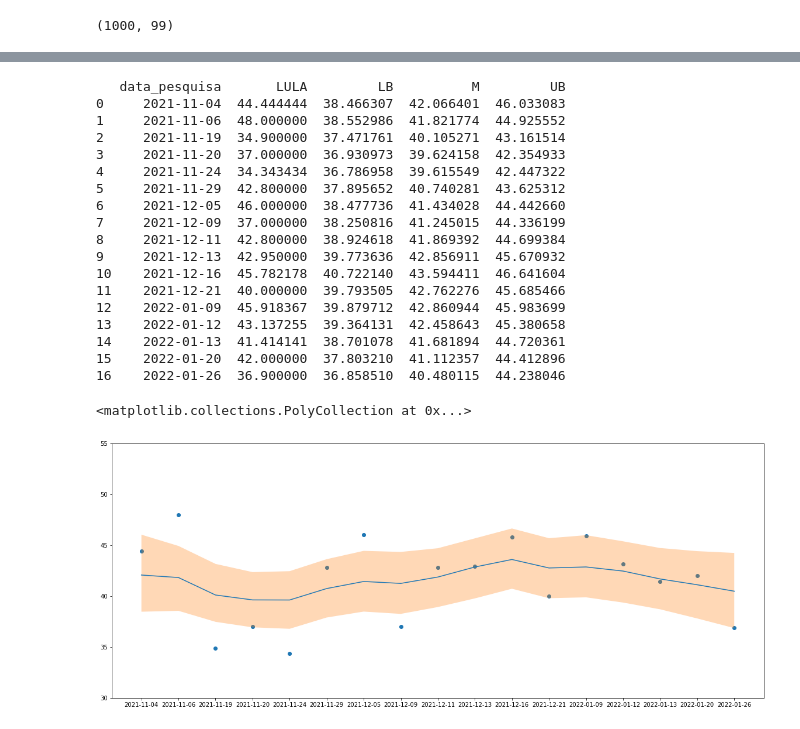
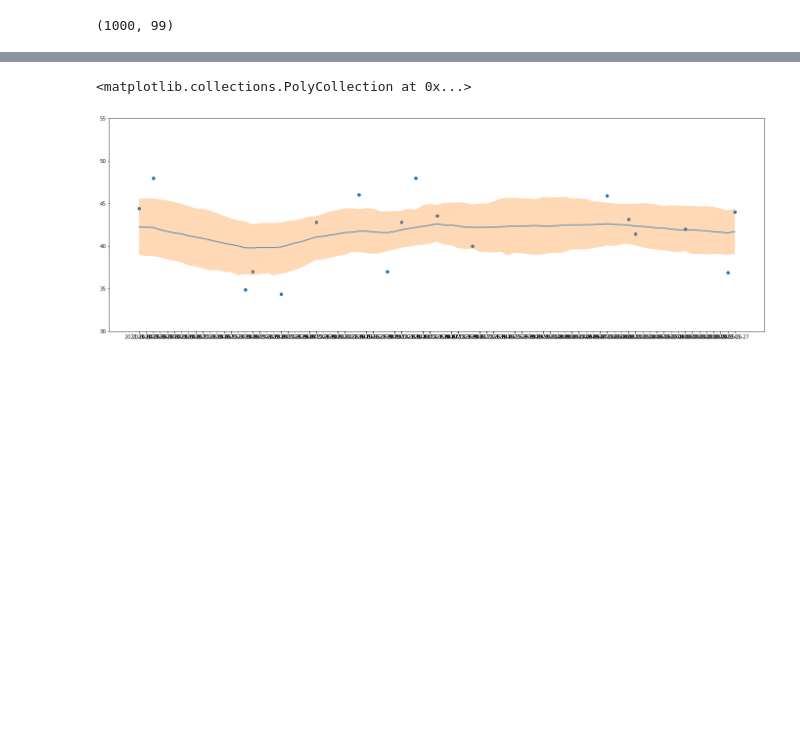
Before and after one commit to xboard/fastpages-blog, a Jupyter notebook: _notebooks/2022-01-07-brazils-2022-presidential-elections-polls-analysis-part1.ipynb, the cells around one changed output, grey strips where cells are left out. Drawn from its saved outputs; the diff is of its cells as text; code cells hidden in the pictures; blank space fills up the shorter version.

```diff
--- a/_notebooks/2022-01-07-brazils-2022-presidential-elections-polls-analysis-part1.ipynb
+++ b/_notebooks/2022-01-07-brazils-2022-presidential-elections-polls-analysis-part1.ipynb
@@ -664,6 +784,6 @@ plt.scatter(X, Y)
 # %%
 with pm.Model() as grw:
-    grw = pm.GaussianRandomWalk('grw', mu=0, sd=0.5, shape=X.size)
+    grw = pm.GaussianRandomWalk('grw', mu=0, sd=1.0, shape=X.size)
 
     observed = pm.Normal('observed', mu=grw, sigma=Y.std(), observed=Y)
 
@@ -726,6 +846,6 @@ df.shape
 # %%
 YL = raw_df.query("partido == 'PT' ")["percentual"]
-YL = YL.append(to_append=pd.Series([42, 36.9]))
+YL = YL.append(to_append=pd.Series([42, 36.9, 44]))
 #YL = YL.append(to_append=pd.Series([np.nan]*10))
 
 XL = np.arange(YL.size)
@@ -735,9 +857,13 @@ XL = np.arange(YL.size)
 # %%
 with pm.Model() as grw:
 
-    grw = pm.GaussianRandomWalk('grw', mu=0, sd=2.0, shape=XL.size)
+    inov = pm.HalfNormal('inov', sigma=1)
 
-    observed = pm.Normal('observed', mu=grw, sigma=YL.std(), observed=YL)
+    grw = pm.GaussianRandomWalk('grw', mu=0, sd=inov, shape=n_days)
+
+    sigma = pm.HalfCauchy("sigma", beta=10)
+
+    observed = pm.Normal('observed', mu=grw[poll_day], sigma=sigma, observed=YL)
 
     trace = pm.sample(1000, tune=500, progressbar=True,
                           return_inferencedata=True)
@@ -753,0 +892,5 @@ Sampling 2 chains for 500 tune and 1_000 draw iterations (1_000 + 2_000 draws to
+# %%
+datas = []
+print(n_days)
+for d in range(n_days):
+    datas.append((pd.to_datetime(df.data_pesquisa).min() + pd.Timedelta(days=d)).strftime("%Y-%m-%d"))
@@ -754,39 +899,23 @@ Sampling 2 chains for 500 tune and 1_000 draw iterations (1_000 + 2_000 draws to
 # %%
 qs = np.quantile(trace.posterior.grw.mean(axis=0), q=[0.025, 0.5, 0.975], axis=0)
-# print(qs)
-df_rand_walk = pd.DataFrame({'data_pesquisa': df.data_pesquisa, 'LULA': 100.0 * df.LULA/df.TOTAL, 'LB': qs[0], 'M':qs[1], 'UB':qs[2]})
+# print(qs[0].shape)
+pdv = poll_day.values
+df_rand_walk = pd.DataFrame({'data_pesquisa': df.data_pesquisa, 'LULA': 100.0 * df.LULA/df.TOTAL, 'LB': qs[0][pdv], 'M':qs[1][pdv], 'UB':qs[2][pdv]})
 # print(df_rand_walk)
 table_rw = df_rand_walk.groupby('data_pesquisa').mean().reset_index(col_level=1).copy()
 table_rw.columns = table_rw.columns.to_flat_index()
-print(table_rw)
+# print(table_rw)
 
-plt.figure(figsize=(20,8))
+plt.figure(figsize=(24,8))
 plt.ylim(30, 55)
-
-plt.scatter(table_rw.data_pesquisa, table_rw.LULA)
-plt.plot(table_rw.data_pesquisa, table_rw.M)
-plt.fill_between(x=table_rw.data_pesquisa, y1=table_rw.LB, y2=table_rw.UB, alpha=0.3)
+ph = np.zeros(n_days) * np.nan
+ph[poll_day.values] = df_rand_walk.LULA
+plt.scatter(datas, ph)
+plt.plot(datas, qs[1])
+plt.fill_between(x=datas, y1=qs[0], y2=qs[2], alpha=0.3)
 # %% [output]
-   data_pesquisa       LULA         LB          M         UB
-0     2021-11-04  44.444444  38.466307  42.066401  46.033083
-1     2021-11-06  48.000000  38.552986  41.821774  44.925552
-2     2021-11-19  34.900000  37.471761  40.105271  43.161514
-3     2021-11-20  37.000000  36.930973  39.624158  42.354933
-4     2021-11-24  34.343434  36.786958  39.615549  42.447322
-5     2021-11-29  42.800000  37.895652  40.740281  43.625312
-6     2021-12-05  46.000000  38.477736  41.434028  44.442660
-7     2021-12-09  37.000000  38.250816  41.245015  44.336199
-8     2021-12-11  42.800000  38.924618  41.869392  44.699384
-9     2021-12-13  42.950000  39.773636  42.856911  45.670932
-10    2021-12-16  45.782178  40.722140  43.594411  46.641604
-11    2021-12-21  40.000000  39.793505  42.762276  45.685466
-12    2022-01-09  45.918367  39.879712  42.860944  45.983699
-13    2022-01-12  43.137255  39.364131  42.458643  45.380658
-14    2022-01-13  41.414141  38.701078  41.681894  44.720361
-15    2022-01-20  42.000000  37.803210  41.112357  44.412896
-16    2022-01-26  36.900000  36.858510  40.480115  44.238046
+<matplotlib.collections.PolyCollection at 0x...>
-<matplotlib.collections.PolyCollection at 0x...>
-[figure, old version]
+[figure, new version]
 # %%
 df_results_weekly['LULA'] = df.LULA.values
 df_results_weekly['DEMAIS'] = df.OUTROS.values
```
Also changed, not shown: parts of 88 cells of this notebook.
